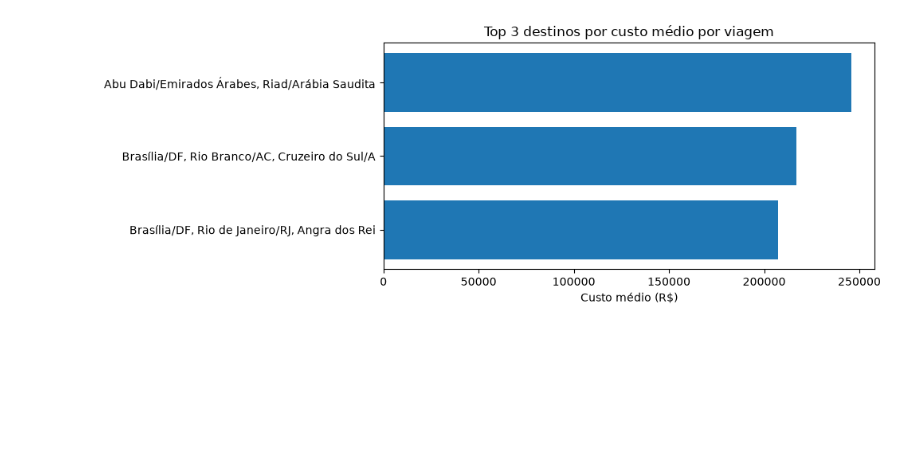
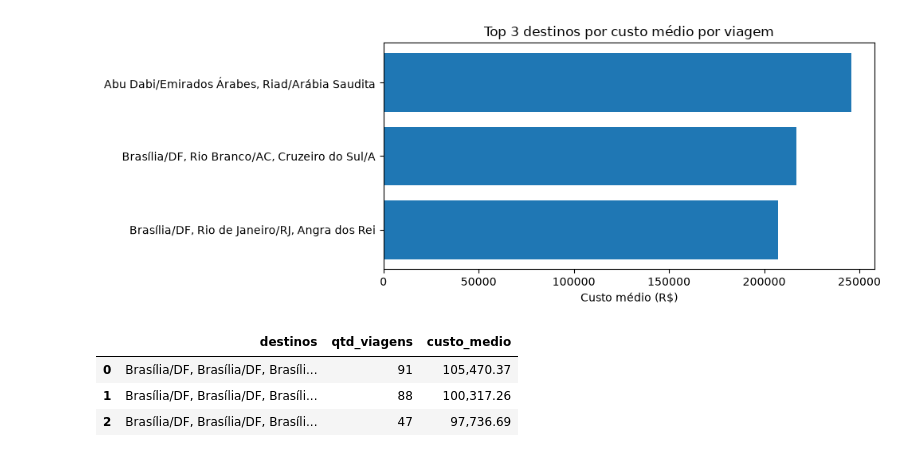
Before and after one commit to jhenrique131/M-dulo-1---Projeto-de-Recupera-o, a Jupyter notebook: 3_analise.ipynb, the cells around one changed output. Saved outputs shown, nothing was run; the diff lists cells and outputs as text; code cells hidden in the pictures; blank space fills up the shorter version.

```diff
--- a/3_analise.ipynb
+++ b/3_analise.ipynb
@@ -72,3 +72,27 @@ grafico_barras(q2, "destinos", "custo_medio",
 | 1 | Brasília/DF, Rio Branco/AC, Cruze... | 1 | 216,729.36 |
 | 2 | Brasília/DF, Rio de Janeiro/RJ, A... | 1 | 207,220.14 |
 [figure]
+# %%
+SQL_Q2B = """
+
+SELECT
+    destinos,
+    count(*) as qtd_viagens,
+    avg(valor_total) as custo_medio
+FROM
+silver_viagem
+where
+destinos is not null
+group by destinos
+having count(*) >= 30
+order by custo_medio desc
+limit 3
+"""
+
+
+display(consulta(SQL_Q2B))
+# %% [output]
+|  | destinos | qtd_viagens | custo_medio |
+| 0 | Brasília/DF, Brasília/DF, Brasíli... | 91 | 105,470.37 |
+| 1 | Brasília/DF, Brasília/DF, Brasíli... | 88 | 100,317.26 |
+| 2 | Brasília/DF, Brasília/DF, Brasíli... | 47 | 97,736.69 |
```
